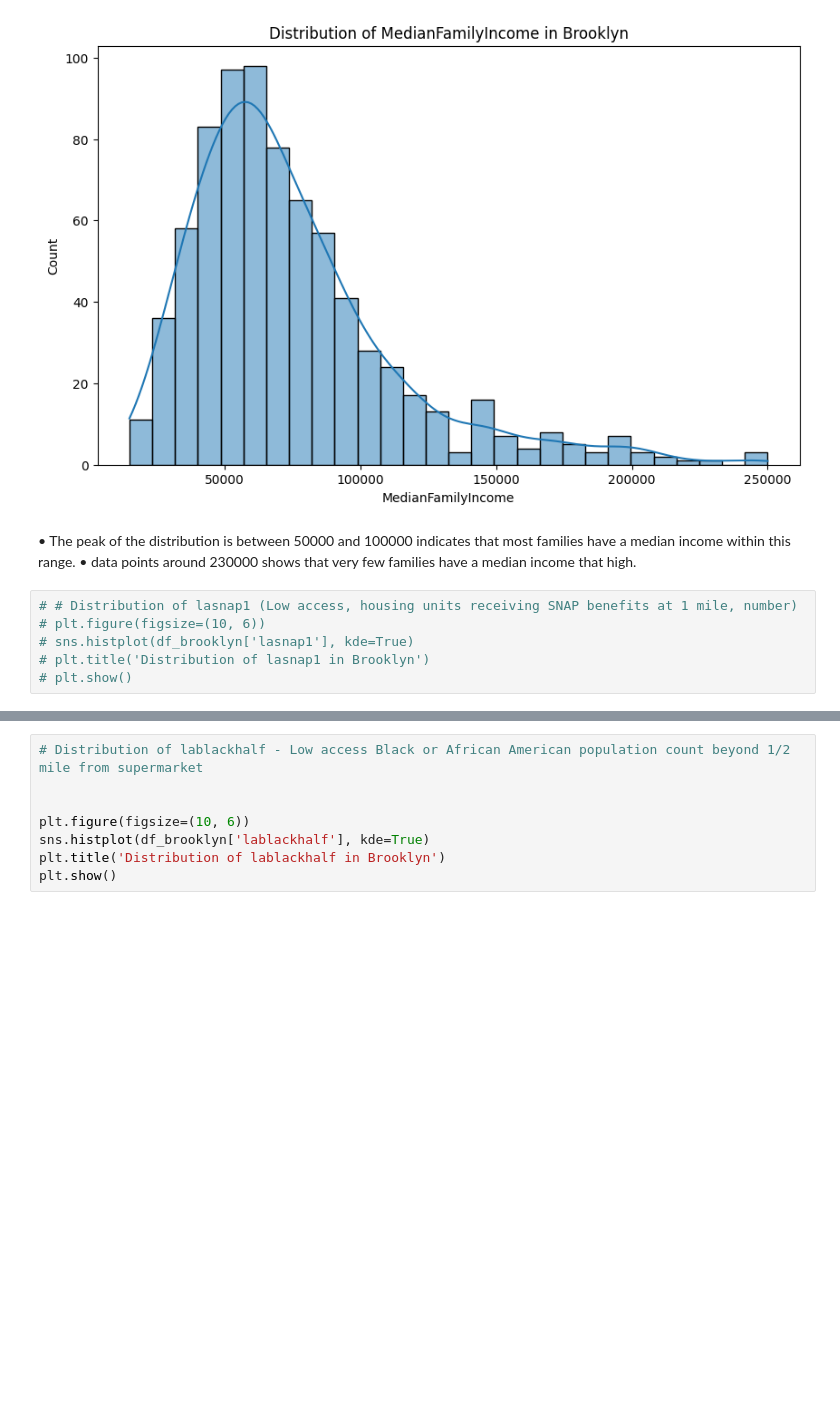
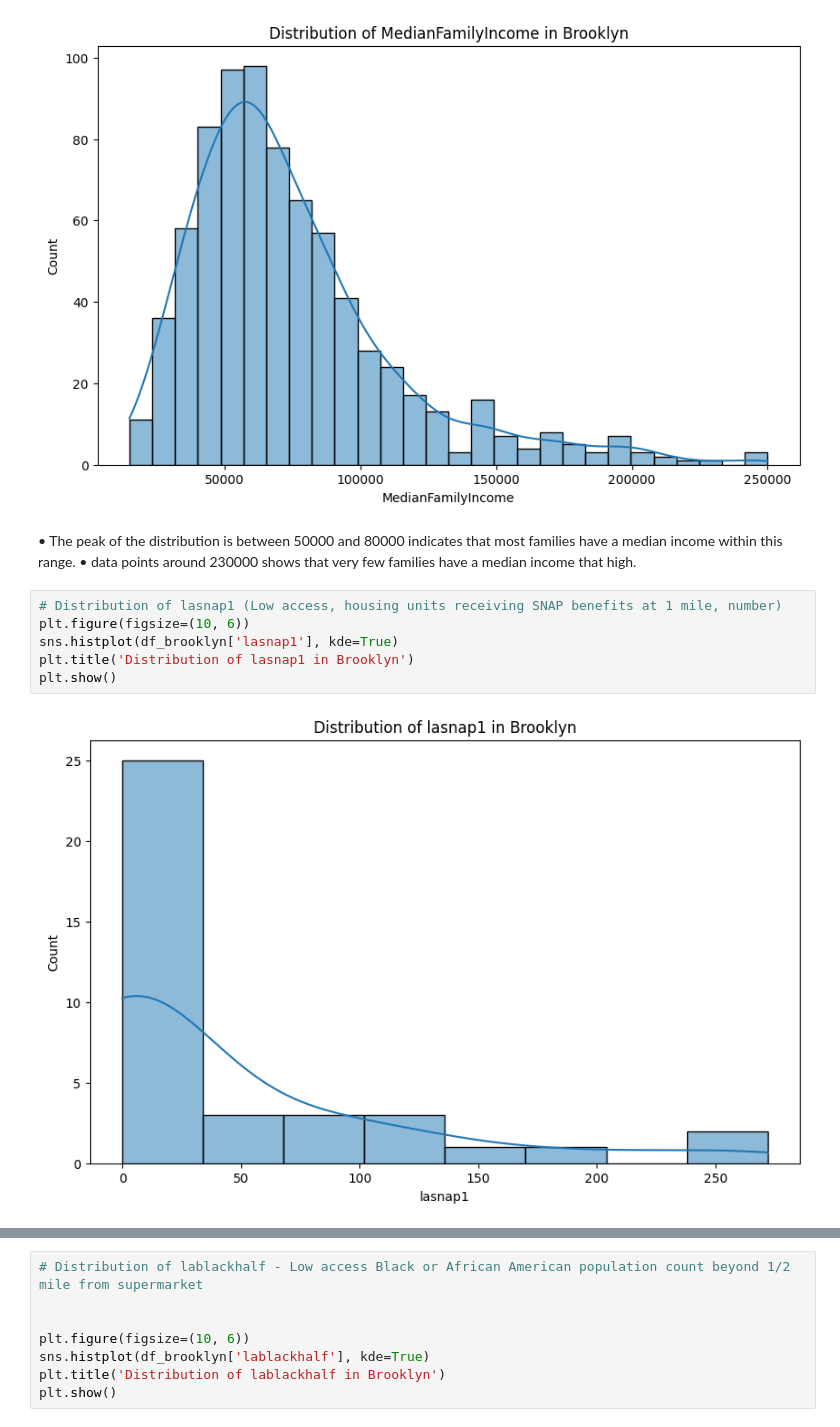
Before and after one commit to omdena-chapter-brooklyn-food-desert/data-modeling, a Jupyter notebook: Aany/FARA_Data2019.ipynb, the cells around one changed output, grey strips where cells are left out. Cells and saved outputs as stored; diff of their text form; blank space fills up the shorter version.

```diff
--- a/Aany/FARA_Data2019.ipynb
+++ b/Aany/FARA_Data2019.ipynb
@@ -207,12 +207,14 @@ plt.show()
 # %% [output]
 [figure]
 # %% [markdown]
-• The peak of the distribution is between 50000 and 100000 indicates that most families have a median income within this range.
+• The peak of the distribution is between 50000 and 80000 indicates that most families have a median income within this range.
 • data points around 230000 shows that very few families have a median income that high.
 # %%
-# # Distribution of lasnap1 (Low access, housing units receiving SNAP benefits at 1 mile, number)
-# plt.figure(figsize=(10, 6))
-# sns.histplot(df_brooklyn['lasnap1'], kde=True)
-# plt.title('Distribution of lasnap1 in Brooklyn')
-# plt.show()
+# Distribution of lasnap1 (Low access, housing units receiving SNAP benefits at 1 mile, number)
+plt.figure(figsize=(10, 6))
+sns.histplot(df_brooklyn['lasnap1'], kde=True)
+plt.title('Distribution of lasnap1 in Brooklyn')
+plt.show()
+# %% [output]
+[figure, added]
 # %%
```
Also changed, not shown: parts of 6 cells of this notebook.
